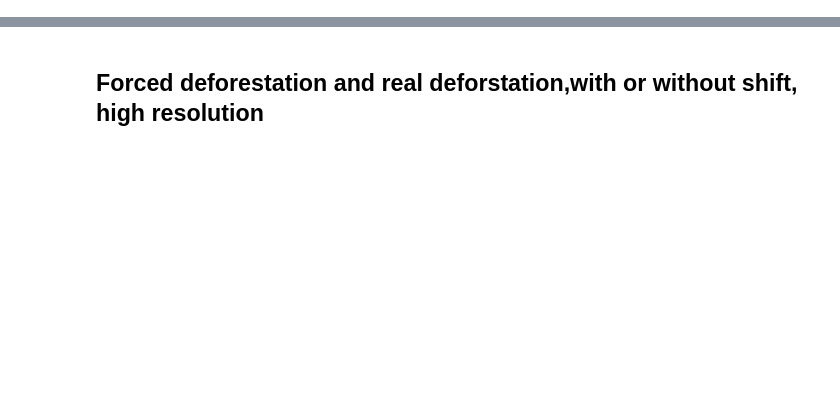
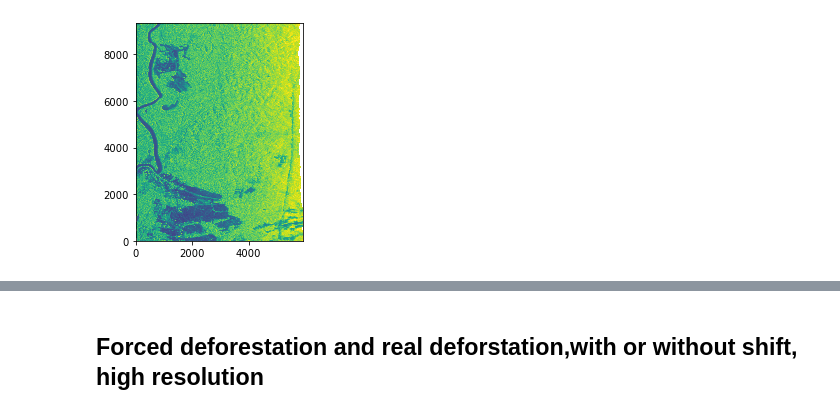
Before and after one commit to eobroets/CESBIO, a Jupyter notebook: lib2.ipynb, the cells around one changed output, grey strips where cells are left out. Saved outputs shown, nothing was run; the diff lists cells and outputs as text; code cells hidden in the pictures; blank space fills up the shorter version.

```diff
--- a/lib2.ipynb
+++ b/lib2.ipynb
@@ -28,0 +45,4 @@ im3 = lib2(ds_band3)
+# %%
+im1.plot_image()
+# %% [output]
+[figure, added]
```
Also changed, not shown: parts of 5 cells of this notebook, 1 other file.
